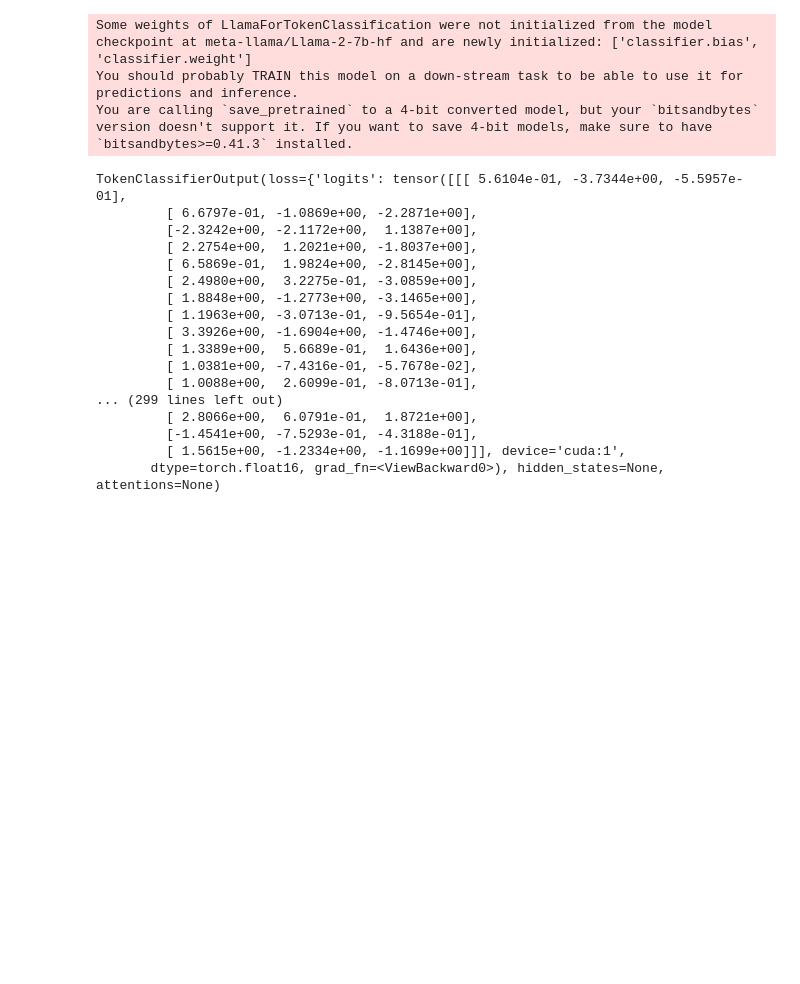
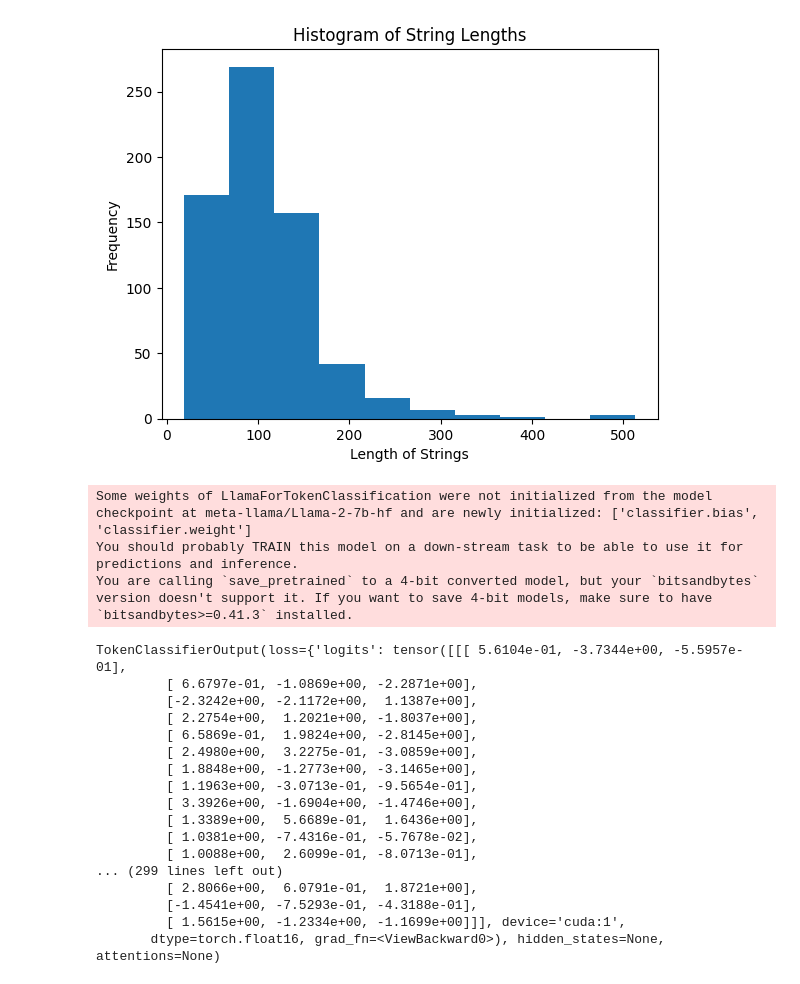
Before and after one commit to ferrazzipietro/LS-LLaMA-E3C, a Jupyter notebook: prova.ipynb, the cells around one changed output. Drawn from its saved outputs; the diff is of its cells as text; code cells hidden in the pictures; blank space fills up the shorter version.

```diff
--- a/prova.ipynb
+++ b/prova.ipynb
@@ -46,3 +50,17 @@ train_data, val_data, test_data = preprocessor.split_layer_into_train_val_test_(
+# %%
+import matplotlib.pyplot as plt
+
+# Get the lengths of the strings
+lengths = [len(sentence) for sentence in train_data['sentence']]
+
+# Plot the histogram
+plt.hist(lengths, bins=10)
+plt.xlabel('Length of Strings')
+plt.ylabel('Frequency')
+plt.title('Histogram of String Lengths')
+plt.show()
+# %% [output]
+[figure, added]
 # %%
 bnb_config = BitsAndBytesConfig(
                 load_in_4bit=True,
```
Also changed, not shown: parts of 1 cell of this notebook, 3 other files.
